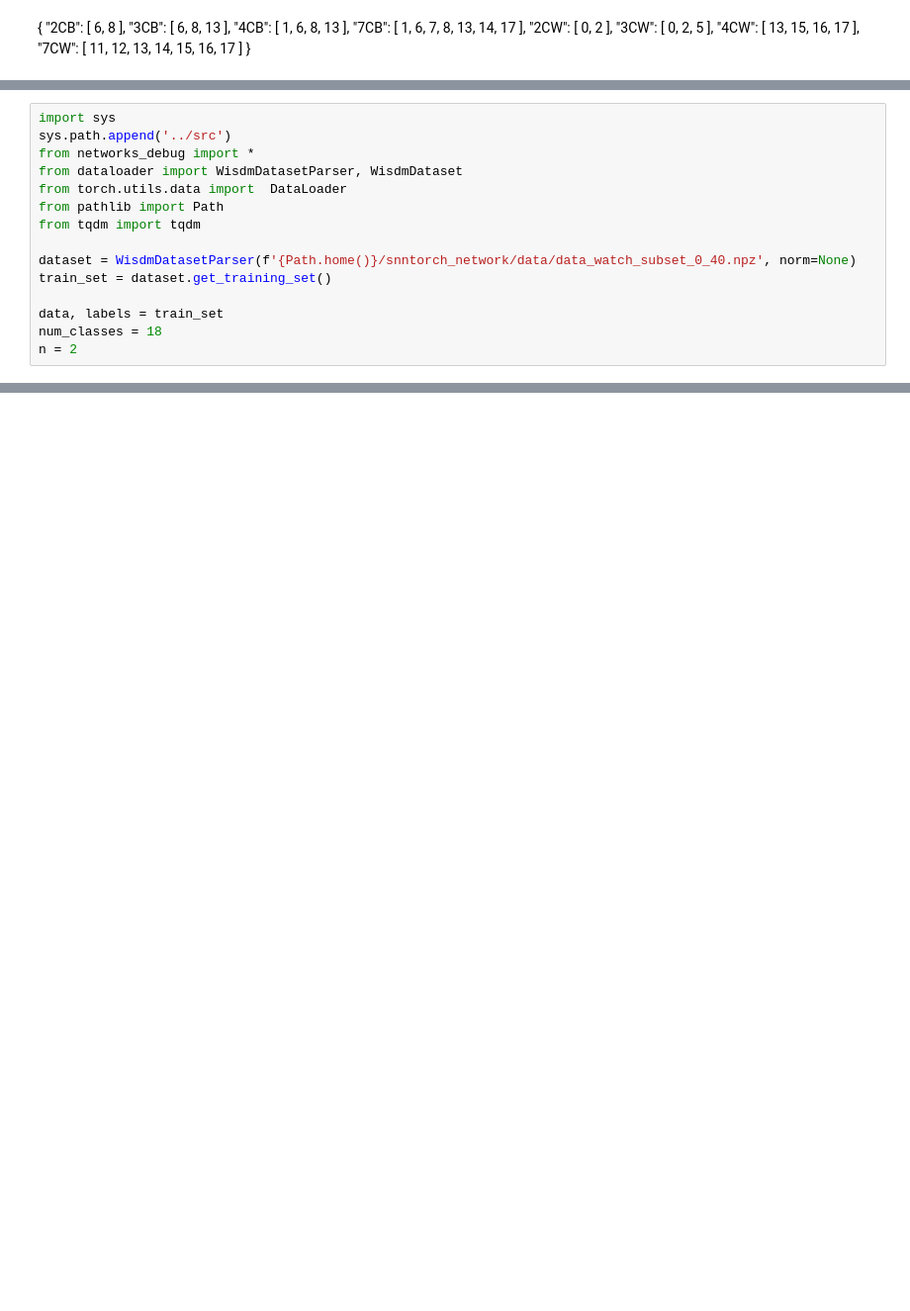
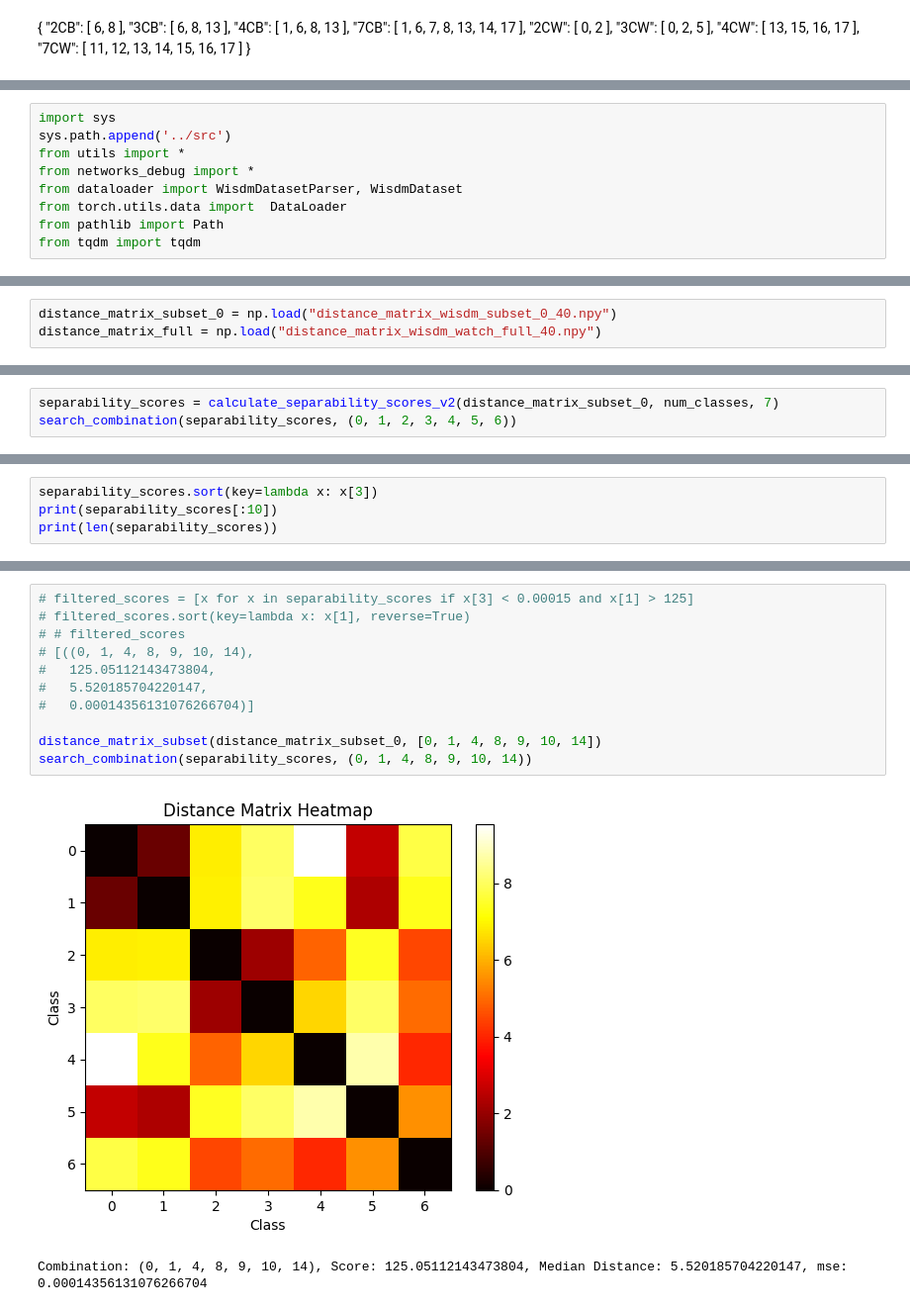
Before and after one commit to franzhd/snntorch_network, a Jupyter notebook: notebook/KDE_metrics.ipynb, the cells around one changed output, grey strips where cells are left out. Shown at 99% size. Cells and saved outputs as stored; diff of their text form; blank space fills up the shorter version.

Commit message:
add notebook for LSTM training and minor updates

```diff
--- a/notebook/KDE_metrics.ipynb
+++ b/notebook/KDE_metrics.ipynb
@@ -163,15 +52,9 @@ def distance_matrix_subset(distance_matrix, subset):
 # %%
 import sys
 sys.path.append('../src')
+from utils import *
 from networks_debug import *
 from dataloader import WisdmDatasetParser, WisdmDataset
 from torch.utils.data import  DataLoader
 from pathlib import Path
 from tqdm import tqdm
-
-dataset = WisdmDatasetParser(f'{Path.home()}/snntorch_network/data/data_watch_subset_0_40.npz', norm=None)
-train_set = dataset.get_training_set()
-
-data, labels = train_set
-num_classes = 18
-n = 2
@@ -244,0 +142,3 @@ NameError: name 'distance_matrix' is not defined
+# %%
+distance_matrix_subset_0 = np.load("distance_matrix_wisdm_subset_0_40.npy")
+distance_matrix_full = np.load("distance_matrix_wisdm_watch_full_40.npy")
@@ -244,0 +187,3 @@ NameError: name 'distance_matrix' is not defined
+# %%
+separability_scores = calculate_separability_scores_v2(distance_matrix_subset_0, num_classes, 7)
+search_combination(separability_scores, (0, 1, 2, 3, 4, 5, 6))
@@ -244,0 +203,4 @@ NameError: name 'distance_matrix' is not defined
+# %%
+separability_scores.sort(key=lambda x: x[3])
+print(separability_scores[:10])
+print(len(separability_scores))
@@ -244,0 +223,14 @@ NameError: name 'distance_matrix' is not defined
+# %%
+# filtered_scores = [x for x in separability_scores if x[3] < 0.00015 and x[1] > 125]
+# filtered_scores.sort(key=lambda x: x[1], reverse=True)
+# # filtered_scores
+# [((0, 1, 4, 8, 9, 10, 14),
+#   125.05112143473804,
+#   5.520185704220147,
+#   0.00014356131076266704)]
+
+distance_matrix_subset(distance_matrix_subset_0, [0, 1, 4, 8, 9, 10, 14])
+search_combination(separability_scores, (0, 1, 4, 8, 9, 10, 14))
+# %% [output]
+[figure, added]
+Combination: (0, 1, 4, 8, 9, 10, 14), Score: 125.05112143473804, Median Distance: 5.520185704220147, mse: 0.00014356131076266704
```
Also changed, not shown: parts of 22 cells of this notebook, 7 other files.
